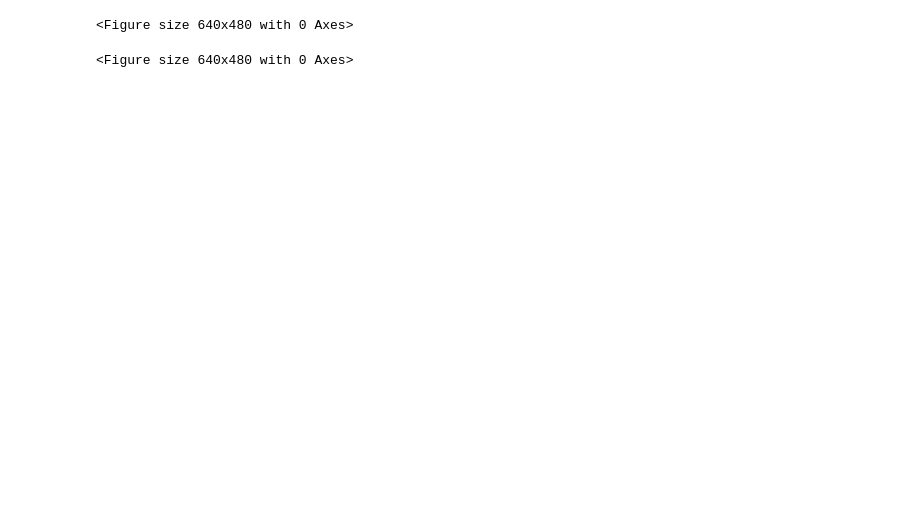
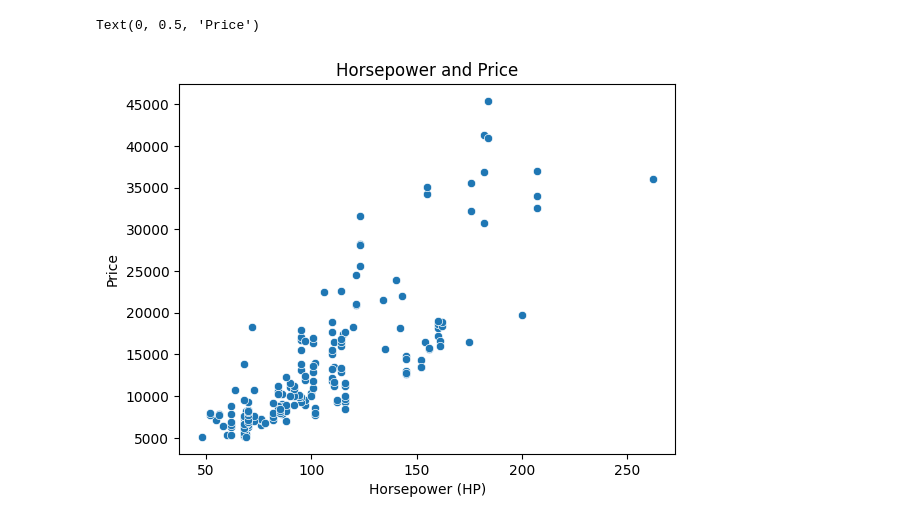
Before and after one commit to A-Tan82/comp_data_science, a Jupyter notebook: ds_classes/Assignment/cars.ipynb, the cells around one changed output. Drawn from its saved outputs; the diff is of its cells as text; code cells hidden in the pictures; blank space fills up the shorter version.

```diff
--- a/ds_classes/Assignment/cars.ipynb
+++ b/ds_classes/Assignment/cars.ipynb
@@ -140,6 +80,8 @@ sns.scatterplot(x = heart['chol'], y = heart['trestbps'])
 # %%
-plt.figure()
-plt.sca
+sns.scatterplot(x = cars["horsepower"], y = cars["price"])
+plt.title("Horsepower and Price")
+plt.xlabel("Horsepower (HP)")
+plt.ylabel("Price")
 # %% [output]
-<Figure size 640x480 with 0 Axes>
+Text(0, 0.5, 'Price')
-<Figure size 640x480 with 0 Axes>
+[figure, added]
```
Also changed, not shown: parts of 14 cells of this notebook.
